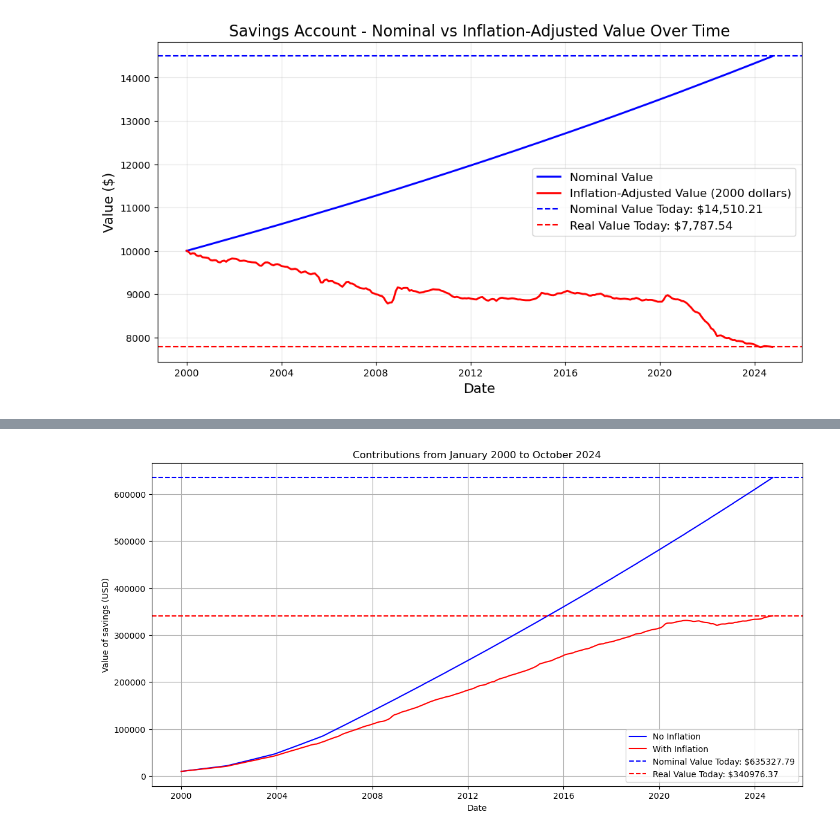
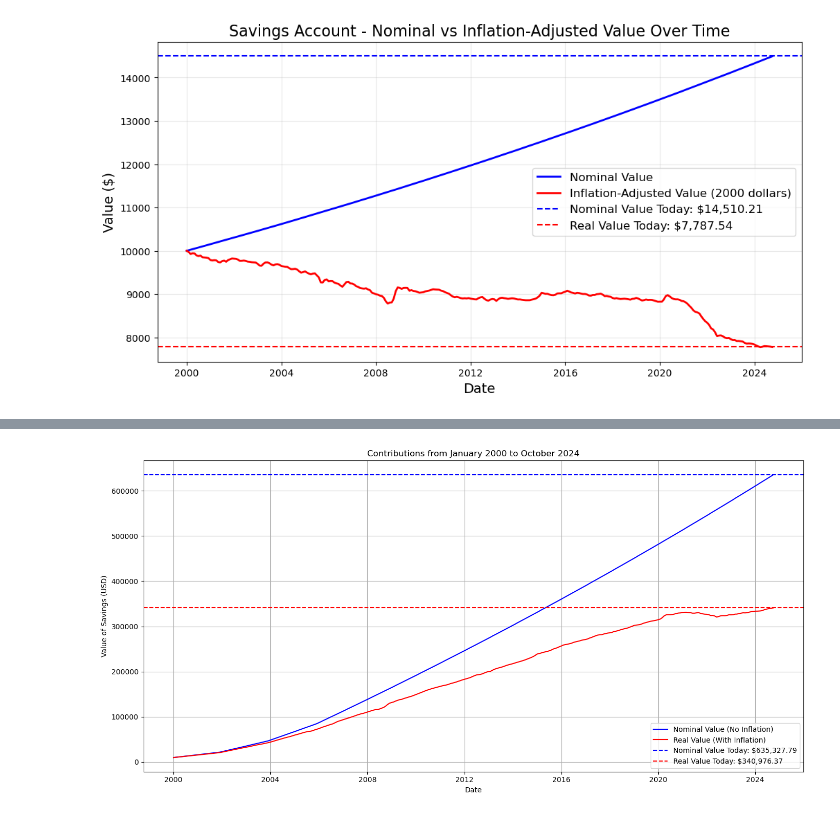
Before and after one commit to dhcchh/SPY-Analytics-Forecasting-Project, a Jupyter notebook: Notebooks-Analysis/analysis_real.ipynb, the cells around one changed output, grey strips where cells are left out. Saved outputs shown, nothing was run; the diff lists cells and outputs as text; code cells hidden in the pictures.

```diff
--- a/Notebooks-Analysis/analysis_real.ipynb
+++ b/Notebooks-Analysis/analysis_real.ipynb
@@ -69,7 +69,3 @@ The formula is:
 $$\text{Inflation Adjusted Price} = \text{Nominal SPY Price} \times \left(\frac{\text{Current CPI}}{\text{Historical CPI}}\right)$$
 
 We will find the adjustment factor which is $ \frac{\text{Current CPI}}{\text{Historical CPI}} $
-# %%
-current_cpi = cpi["cpi_value"].iloc[0]
-cpi["adj_fac"] = current_cpi / cpi["cpi_value"]
-cpi
@@ -355,7 +325,7 @@ plt.show()
 Now given the returns from each medium, we visualise our returns
 """
 
-spy_final_real_value = 33999.39
+spy_final_real_value = 32493.05
 savings_final_real_value = 7787.37
 initial_investment = 10000
 
@@ -473,35 +402,48 @@ cpi
 # %%
-# Creating the plot
+nominal_value_today = result_df["nominal_value"].iloc[-1]
+real_value_today = result_df["real_value"].iloc[-1]
+
 plt.figure(figsize=(14, 7))
 
-# Plotting the SPY prices
-plt.plot(cpi["date"], cpi["nominal_value"], color="blue", label="No Inflation")
-plt.plot(cpi["date"], cpi["real_value"], color="red", label="With Inflation")
+plt.plot(
+    result_df["date"],
+    result_df["nominal_value"],
+    color="blue",
+    label="Nominal Value (No Inflation)",
+)
+plt.plot(
+    result_df["date"],
+    result_df["real_value"],
+    color="red",
+    label="Real Value (With Inflation)",
+)
 
 # Adding horizontal lines to highlight the current values
 plt.axhline(
-    y=635327.79,
+    y=nominal_value_today,
     color="blue",
     linestyle="--",
     linewidth=1.5,
-    label="Nominal Value Today: $635327.79",
+    label=f"Nominal Value Today: ${nominal_value_today:,.2f}",
 )
 plt.axhline(
-    y=340976.37,
+    y=real_value_today,
     color="red",
     linestyle="--",
     linewidth=1.5,
-    label="Real Value Today: $340976.37",
+    label=f"Real Value Today: ${real_value_today:,.2f}",
 )
 
 # Adding legend, labels, and title
 plt.legend()
 plt.title("Contributions from January 2000 to October 2024")
 plt.xlabel("Date")
-plt.ylabel("Value of savings (USD)")
+plt.ylabel("Value of Savings (USD)")
 plt.grid(True)
+
+# Save and show the plot
+plt.tight_layout()
 plt.savefig("savings_comparison_diff.png")
-# Show the plot
 plt.show()
 # %% [output]
-[figure, old version]
+[figure, new version]
```
Also changed, not shown: parts of 23 cells of this notebook.
